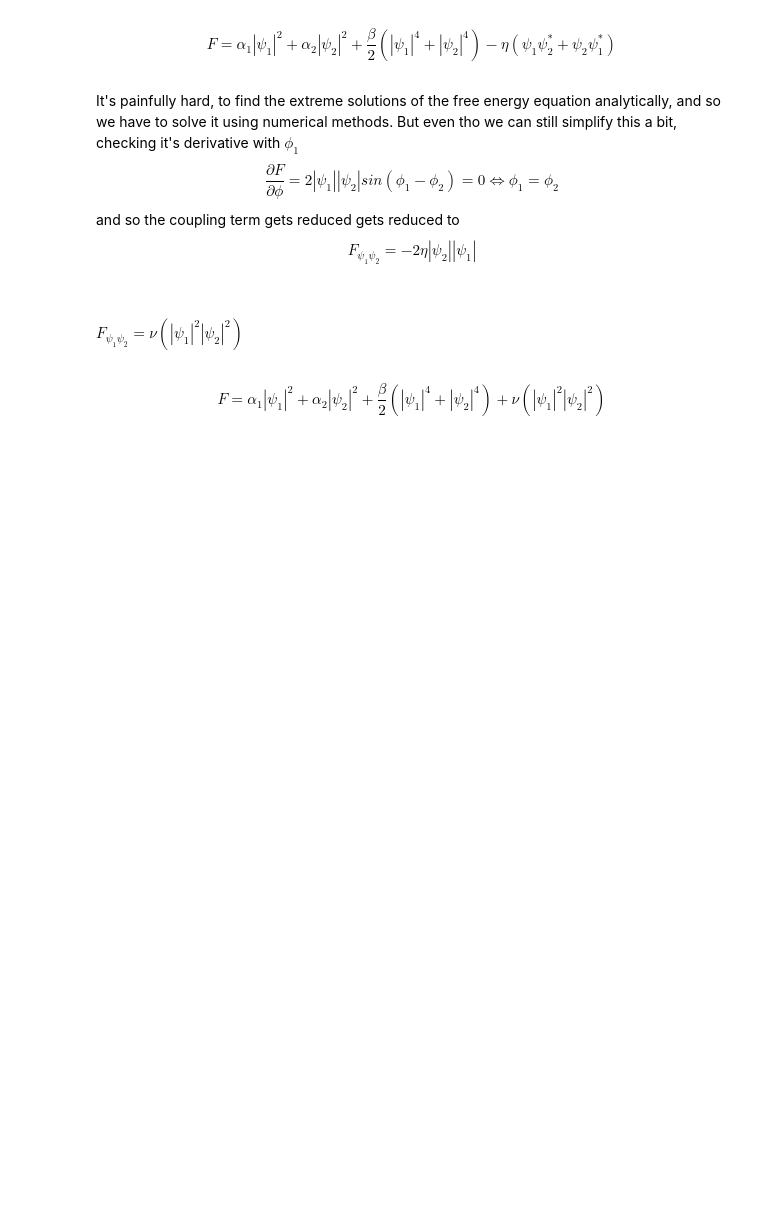
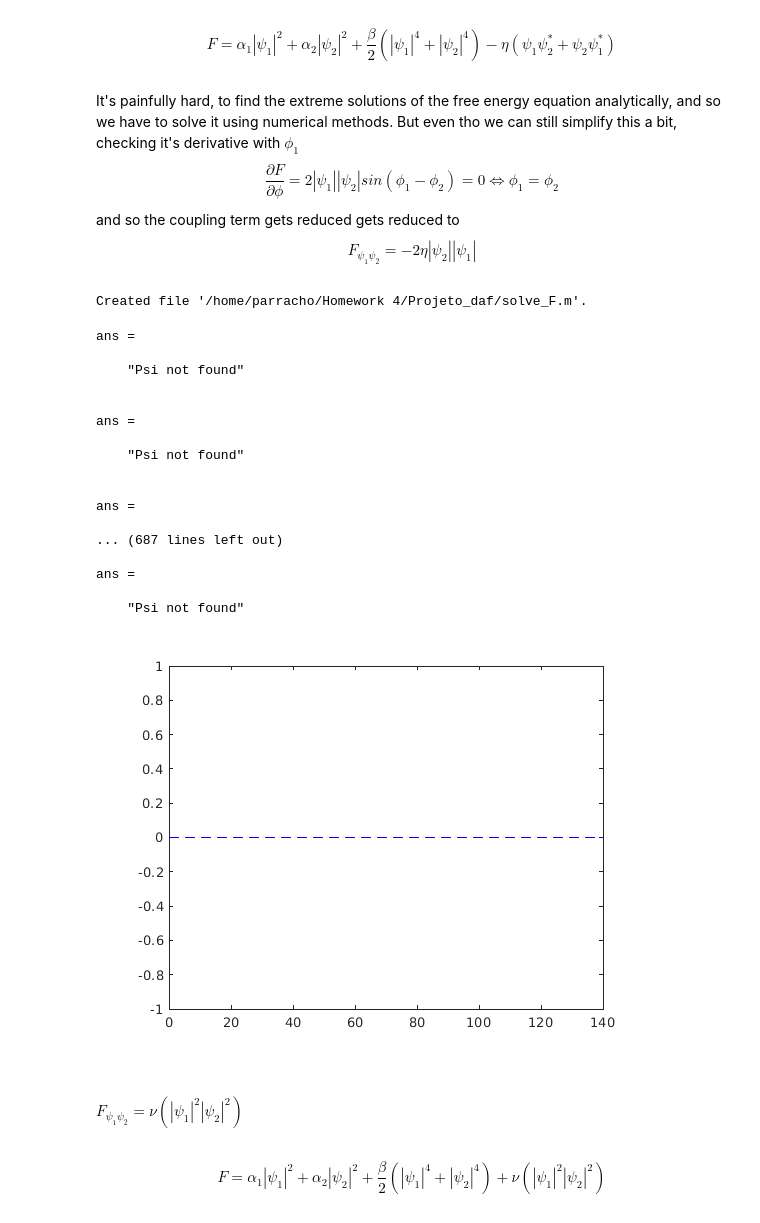
Before and after one commit to Gustavo-01/Projeto_daf, a Jupyter notebook: Project.ipynb, the cells around one changed output. Drawn from its saved outputs; the diff is of its cells as text; code cells hidden in the pictures; blank space fills up the shorter version.

```diff
--- a/Project.ipynb
+++ b/Project.ipynb
@@ -35,6 +74,81 @@ It's painfully hard, to find the extreme solutions of the free energy equation a
 $$\frac{\partial F}{\partial \phi}=2|\psi_1||\psi_2|sin(\phi_1-\phi_2)=0 \Leftrightarrow \phi_1=\phi_2$$
 and so the coupling term gets reduced gets reduced to
 $$F_{\psi_1\psi_2}=-2\eta|\psi_2||\psi_1|$$
+# %%
+%%file solve_F.m
+
+function [output] = solve_F(alpha_0,beta,gama,n,Tc1,Tc2,T,PsiMax,PsiMin)
+    alpha_1 = @ (T) alpha_0 * (T-Tc1);
+    alpha_2 = @ (T) alpha_0 * (T-Tc2);
+
+    F_funct = @(psi1,psi2) alpha_1(T) * psi1^2 + alpha_2(T) * psi2^2 + beta*(psi1^4+psi2^4)/2 + gama*( psi2^6 ) / 3 + 2*n * ( psi1 * psi2 );
+
+    k = 0;
+    mins = [];
+    i = 0;
+    Psi = PsiMin:0.02:PsiMax;
+    for psi_1 = Psi
+        i=i+1;
+        g=0;
+        for psi_2 = Psi
+            g=g+1;
+            F(i,g) = F_funct(psi_1,psi_2);
+            % FIND MINIMUM
+            if i > 2 && g > 2
+                if(F(i,g-1) > F(i-1,g-1) && F(i-2,g) > F(i-1,g-1) && F(i-1,g) > F(i-1,g-1) && F(i-1,g-2) > F(i-1,g-1))
+                    k=k+1;
+                    mins(k,:) = [Psi(i-1),Psi(g-1)];
+                end
+            end
+        end
+    end
+
+    if k == 0
+        output = [0,0];
+        "Psi not found"
+    else
+        output = mins(k,:);
+    end
+end
+# %% [output]
+Created file '/home/parracho/Homework 4/Projeto_daf/solve_F.m'.
+# %%
+i = 0;
+T = 0:dT:Tf;
+PsiMax = 11;
+PsiMin = 0;
+for t = T
+    i=i+1;
+    "T: " + i + " - " + length(T);
+    out = solve_F(alpha_0,beta,gama,n,Tc1,Tc2,t,PsiMax,PsiMin);
+    psi_1(i) = out(1);
+    psi_2(i) = out(2);
+    PsiMax = max([psi_1(i),psi_2(i)]) * (1.05);
+    PsiMin = min([psi_1(i),psi_2(i)]) * (0.95);
+end
+
+plot(T(1:length(psi_1)),psi_1,'r--')
+hold on
+plot(T(1:length(psi_1)),psi_2,'b--')
+# %% [output]
+ans =
+
+    "Psi not found"
+
+
+ans =
+
+    "Psi not found"
+
+
+ans =
+
+... (687 lines left out)
+
+ans =
+
+    "Psi not found"
+[figure, added]
 # %% [markdown]
 #### $F_{\psi_1\psi_2}=\nu(|\psi_1|^2|\psi_2|^2)$
 # %% [markdown]
```
Also changed, not shown: parts of 9 cells of this notebook.
